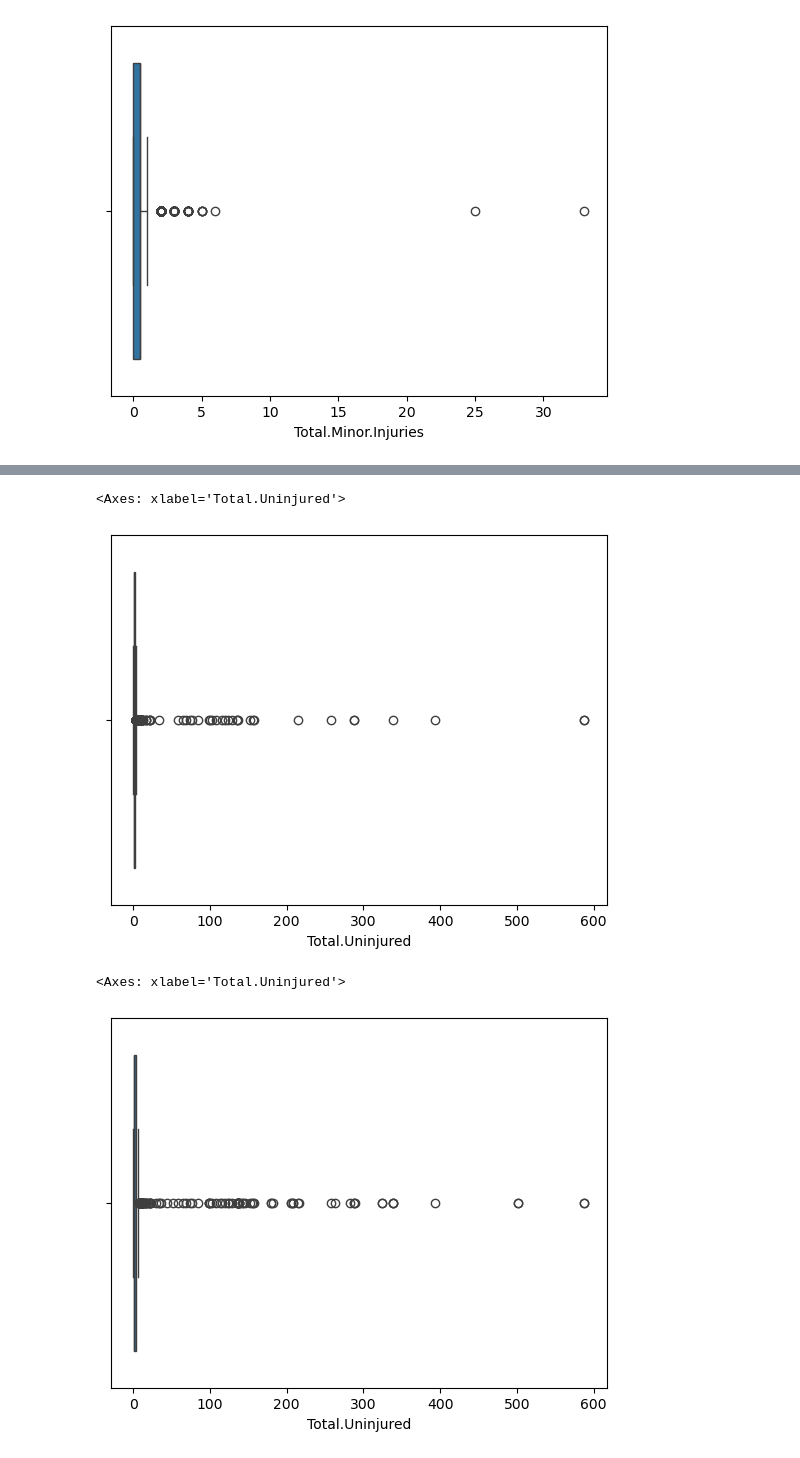
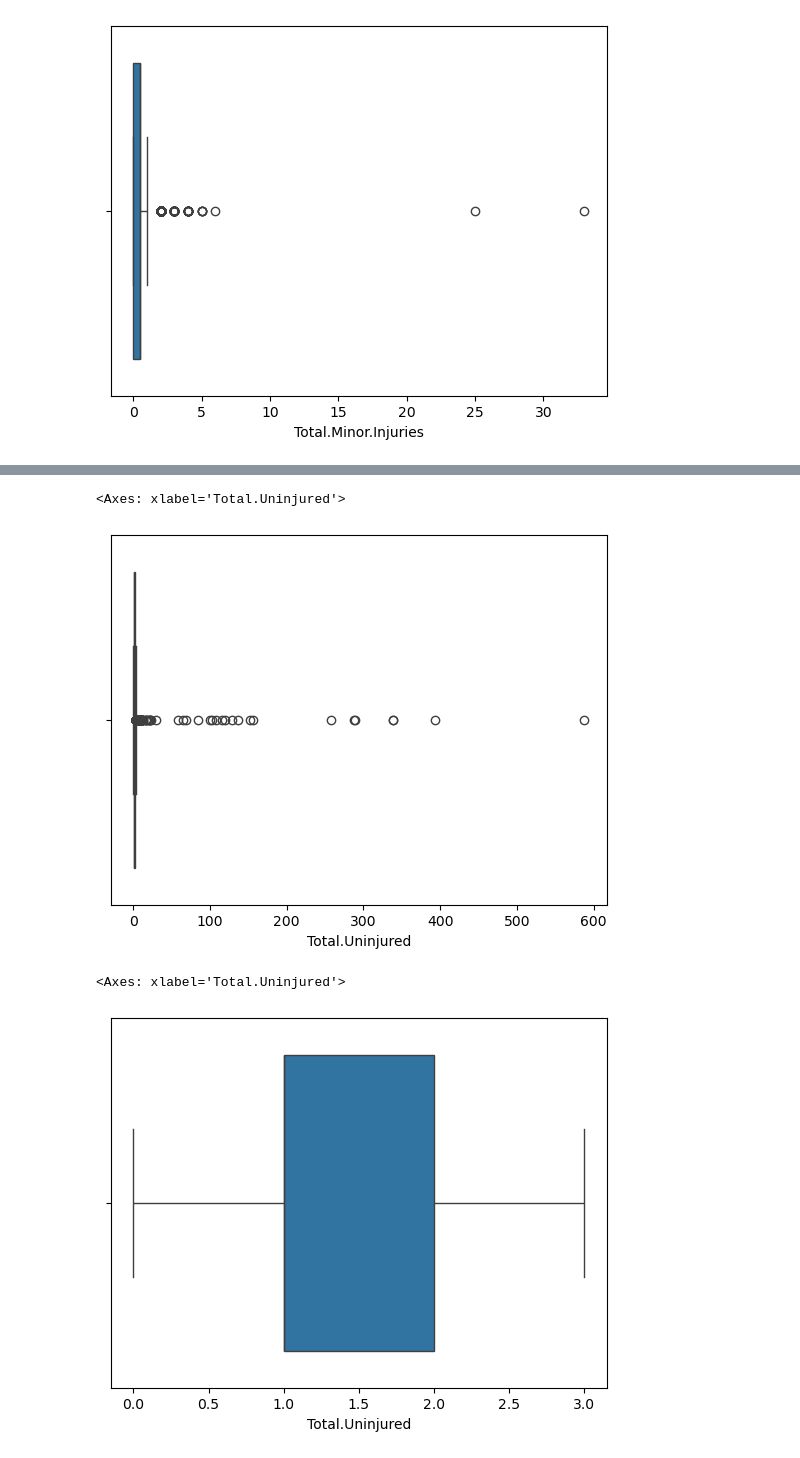
Before and after one commit to Kinyanjui287/dsc-phase-1-project-v3, a Jupyter notebook: student.ipynb, the cells around one changed output, grey strips where cells are left out. Saved outputs shown, nothing was run; the diff lists cells and outputs as text; code cells hidden in the pictures.

```diff
--- a/student.ipynb
+++ b/student.ipynb
@@ -136,7 +149,7 @@ Index(['Event.Id', 'Investigation.Type', 'Accident.Number', 'Event.Date',
 # %%
 irelevant_col = ['Event.Id', 'Investigation.Type', 'Accident.Number', 'Event.Date', 'Location',
                  'Country', 'Latitude', 'Longitude', 'Airport.Code', 'Airport.Name', 'Registration.Number',
-                  'Amateur.Built', 'Schedule', 'Purpose.of.flight', 'Air.carrier','Report.Status', 'Publication.Date']
+                  'Amateur.Built', 'Schedule', 'Air.carrier','Report.Status']
 # %%
 aviation1 = aviation.drop(columns=irelevant_col)
 aviation1.head(3)
@@ -206,7 +223,7 @@ dtype: object
 # droping missing in object datatype columns
 aviation2 = aviation1.dropna(subset=['Injury.Severity', 'Aircraft.damage', 'Aircraft.Category', 'Make',
                                      'Model', 'Engine.Type', 'FAR.Description', 'Broad.phase.of.flight',
-                                     'Weather.Condition'])
+                                     'Weather.Condition', 'Purpose.of.flight'])
 # %% [markdown]
 ## Explanatory data analysis
 using fillna to fill the numerical columns we will use the mean
@@ -370,7 +362,7 @@ sns.boxplot(x=aviation6["Total.Minor.Injuries"])
 sns.boxplot(x=aviation6["Total.Uninjured"])
 # %% [output]
 <Axes: xlabel='Total.Uninjured'>
-[figure, old version]
+[figure, new version]
 # %%
 # i will use the interquatile range to calculate and filter out outliers
 # Calculate the IQR
@@ -386,7 +378,7 @@ upper_bound = Q3 + 1.5 * IQR
 aviation7 = aviation6[(aviation6['Total.Uninjured'] >= lower_bound) & (aviation6['Total.Uninjured'] <= upper_bound)]
 aviation7.reset_index(drop=True, inplace=True)
 # %%
-sns.boxplot(x=aviation4["Total.Uninjured"])
+sns.boxplot(x=aviation7["Total.Uninjured"])
 # %% [output]
 <Axes: xlabel='Total.Uninjured'>
-[figure, old version]
+[figure, new version]
```
Also changed, not shown: parts of 32 cells of this notebook, 6 other files.
